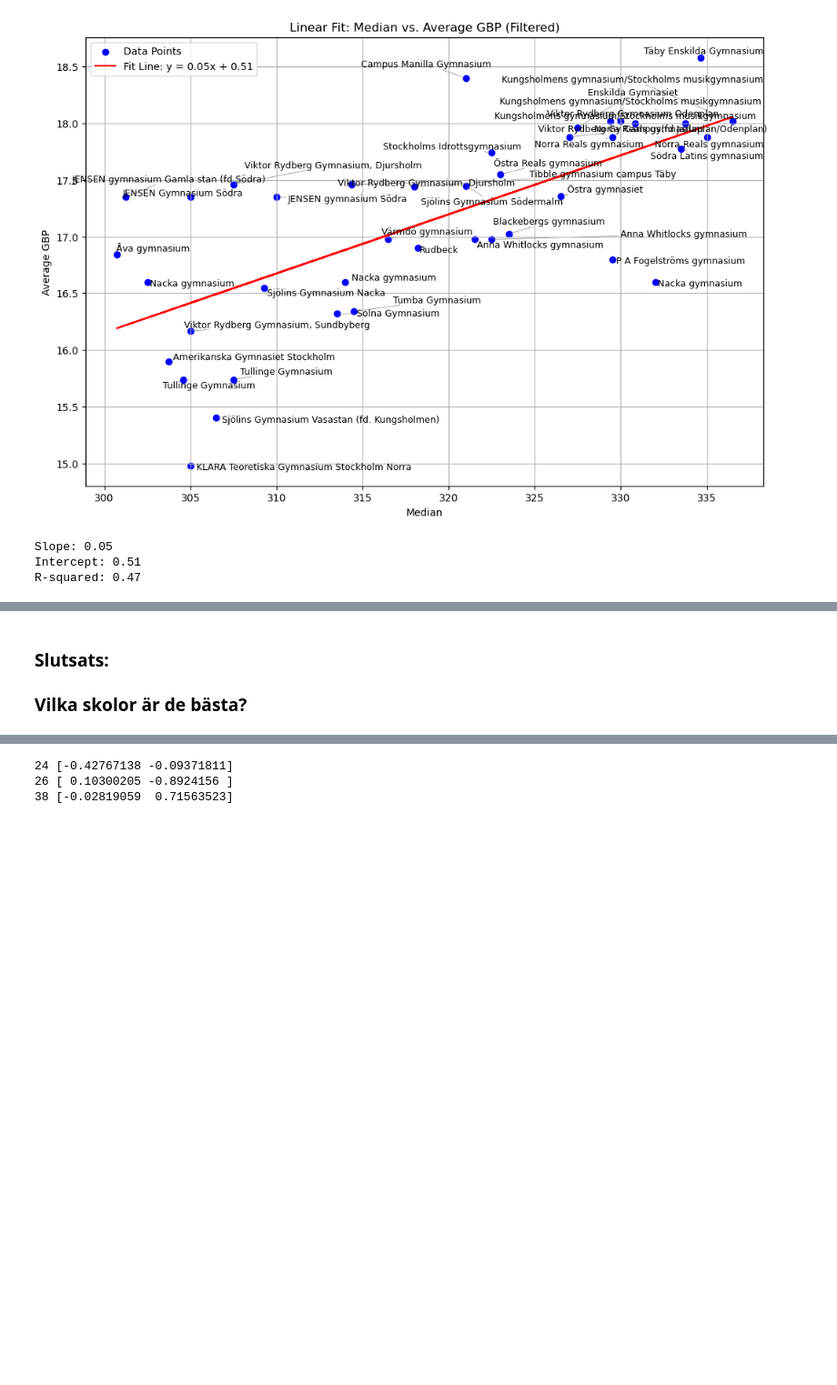
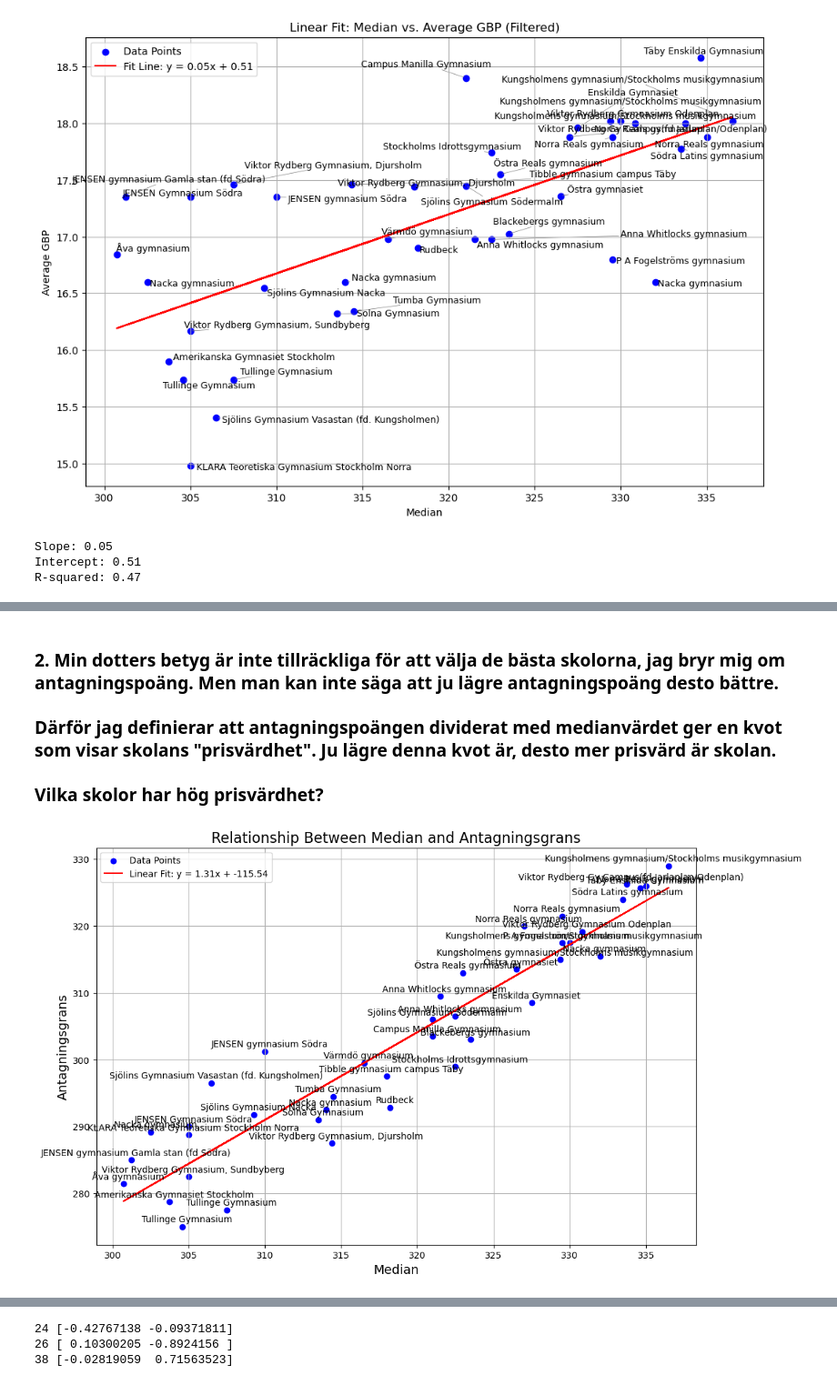
Before and after one commit to SunnyStare/SU-MT4007-Statistisk-databehandling, a Jupyter notebook: Project/High schools.ipynb, the cells around one changed output, grey strips where cells are left out. Shown at 91% size. Drawn from its saved outputs; the diff is of its cells as text; code cells hidden in the pictures; blank space fills up the shorter version.

```diff
--- a/Project/High schools.ipynb
+++ b/Project/High schools.ipynb
@@ -794,3 +831,50 @@ R-squared: 0.47
 # %% [markdown]
-### Slutsats:
-### Vilka skolor är de bästa?
+### 2. Min dotters betyg är inte tillräckliga för att välja de bästa skolorna, jag bryr mig om antagningspoäng. Men man kan inte säga att ju lägre antagningspoäng desto bättre.
+### Därför jag definierar att antagningspoängen dividerat med medianvärdet ger en kvot som visar skolans "prisvärdhet". Ju lägre denna kvot är, desto mer prisvärd är skolan.
+### Vilka skolor har hög prisvärdhet?
+# %%
+import numpy as np
+import matplotlib.pyplot as plt
+from scipy.stats import linregress
+
+# Ensure that 'Median' and 'Antagningsgrans' are numeric
+final_df['Median'] = pd.to_numeric(final_df['Median'], errors='coerce')
+final_df['Antagningsgrans'] = pd.to_numeric(final_df['Antagningsgrans'], errors='coerce')
+
+# Drop rows with NaN values in 'Median' or 'Antagningsgrans'
+cleaned_df = final_df.dropna(subset=['Median', 'Antagningsgrans'])
+
+# Filter out rows where 'Antagningsgrans' < 250
+cleaned_df = cleaned_df[cleaned_df['Antagningsgrans'] >= 250]
+
+# Extract x and y values
+x = cleaned_df['Median'].values
+y = cleaned_df['Antagningsgrans'].values
+school_names = cleaned_df.index  # Assuming the index contains school names
+
+# Perform linear regression
+slope, intercept, r_value, p_value, std_err = linregress(x, y)
+line = slope * x + intercept  # Calculate the fitted line
+
+# Plotting
+plt.figure(figsize=(12, 8))
+plt.scatter(x, y, color='blue', label='Data Points')
+
+# Add school names as labels, avoiding overlaps
+for i, school in enumerate(school_names):
+    plt.annotate(school, (x[i], y[i]), textcoords="offset points", xytext=(5, 5), ha='center')
+
+# Plot the fitted line
+plt.plot(x, line, color='red', label=f'Linear Fit: y = {slope:.2f}x + {intercept:.2f}')
+
+# Add labels and title
+plt.xlabel('Median', fontsize=14)
+plt.ylabel('Antagningsgrans', fontsize=14)
+plt.title('Relationship Between Median and Antagningsgrans', fontsize=16)
+plt.legend()
+plt.grid(True)
+
+# Display the plot
+plt.show()
+# %% [output]
+[figure, added]
```
Also changed, not shown: parts of 26 cells of this notebook.
